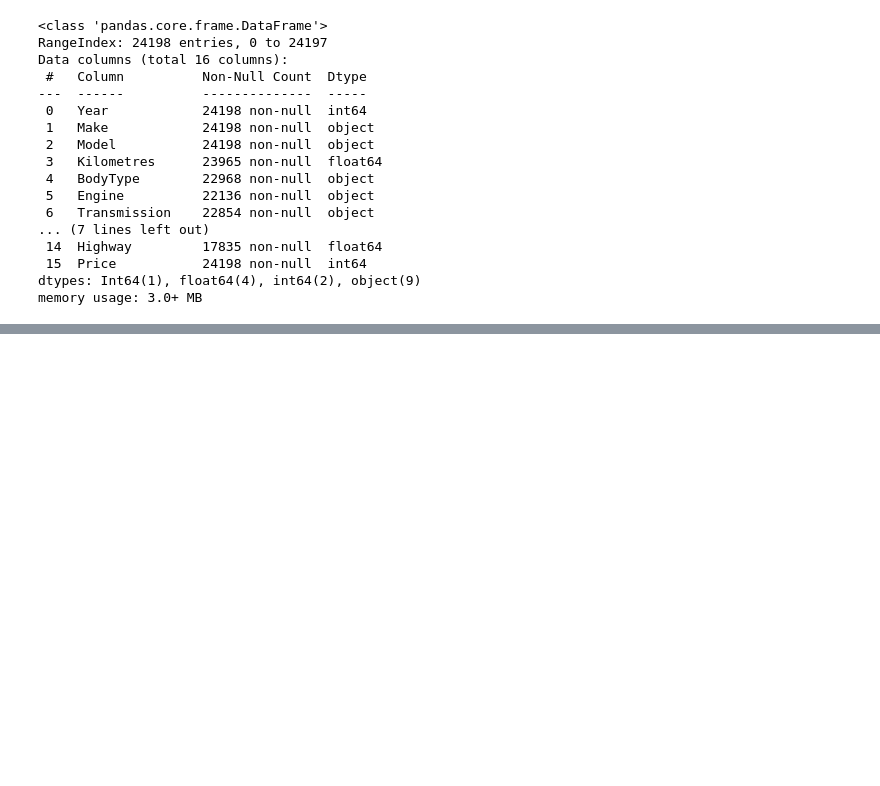
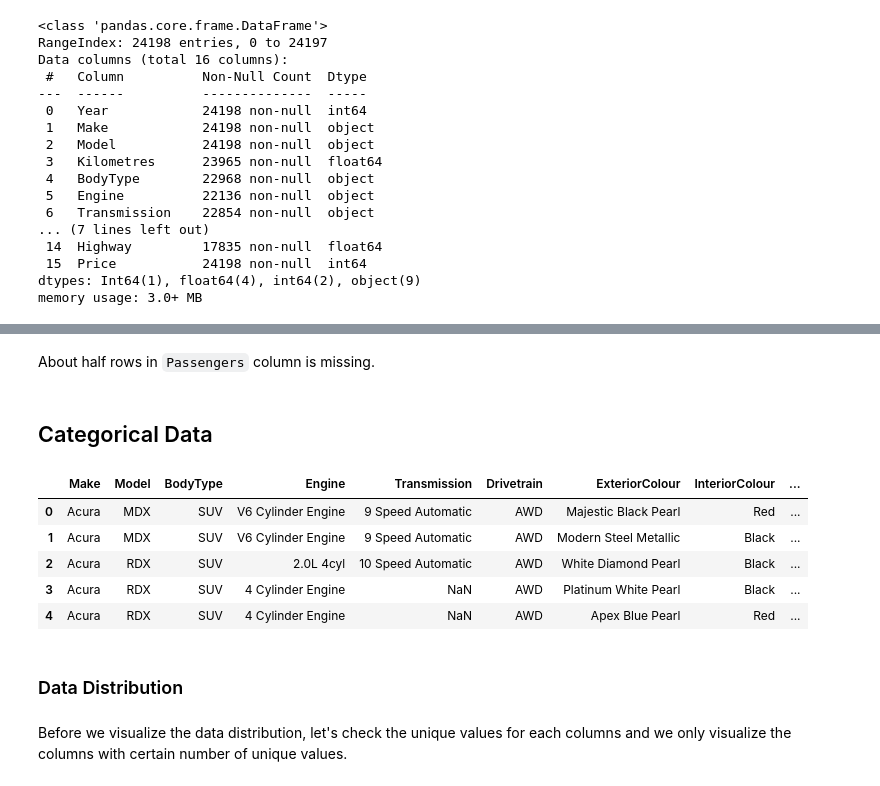
Before and after one commit to alfiannajih/used-vehicle-price-prediction, a Jupyter notebook: used_vehicle.ipynb, the cells around one changed output, grey strips where cells are left out. Drawn from its saved outputs; the diff is of its cells as text; code cells hidden in the pictures; blank space fills up the shorter version.

```diff
--- a/used_vehicle.ipynb
+++ b/used_vehicle.ipynb
@@ -311,0 +393,19 @@ memory usage: 3.0+ MB
+# %% [markdown]
+About half rows in `Passengers` column is missing.
+# %% [markdown]
+## Categorical Data
+# %%
+full_cat_data = full_data.select_dtypes(include='object')
+
+full_cat_data.head()
+# %% [output]
+|  | Make | Model | BodyType | Engine | Transmission | Drivetrain | ExteriorColour | InteriorColour | ... |
+| 0 | Acura | MDX | SUV | V6 Cylinder Engine | 9 Speed Automatic | AWD | Majestic Black Pearl | Red | ... |
+| 1 | Acura | MDX | SUV | V6 Cylinder Engine | 9 Speed Automatic | AWD | Modern Steel Metallic | Black | ... |
+| 2 | Acura | RDX | SUV | 2.0L 4cyl | 10 Speed Automatic | AWD | White Diamond Pearl | Black | ... |
+| 3 | Acura | RDX | SUV | 4 Cylinder Engine | NaN | AWD | Platinum White Pearl | Black | ... |
+| 4 | Acura | RDX | SUV | 4 Cylinder Engine | NaN | AWD | Apex Blue Pearl | Red | ... |
+# %% [markdown]
+### Data Distribution
+# %% [markdown]
+Before we visualize the data distribution, let's check the unique values for each columns and we only visualize the columns with certain number of unique values.
```
Also changed, not shown: parts of 17 cells of this notebook.
